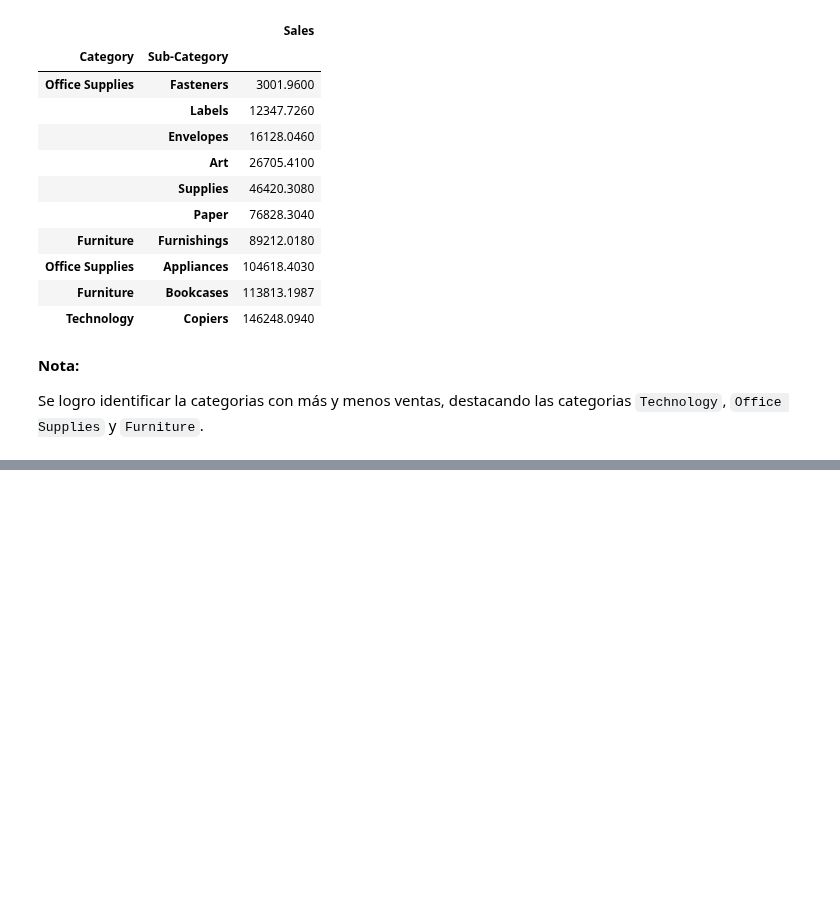
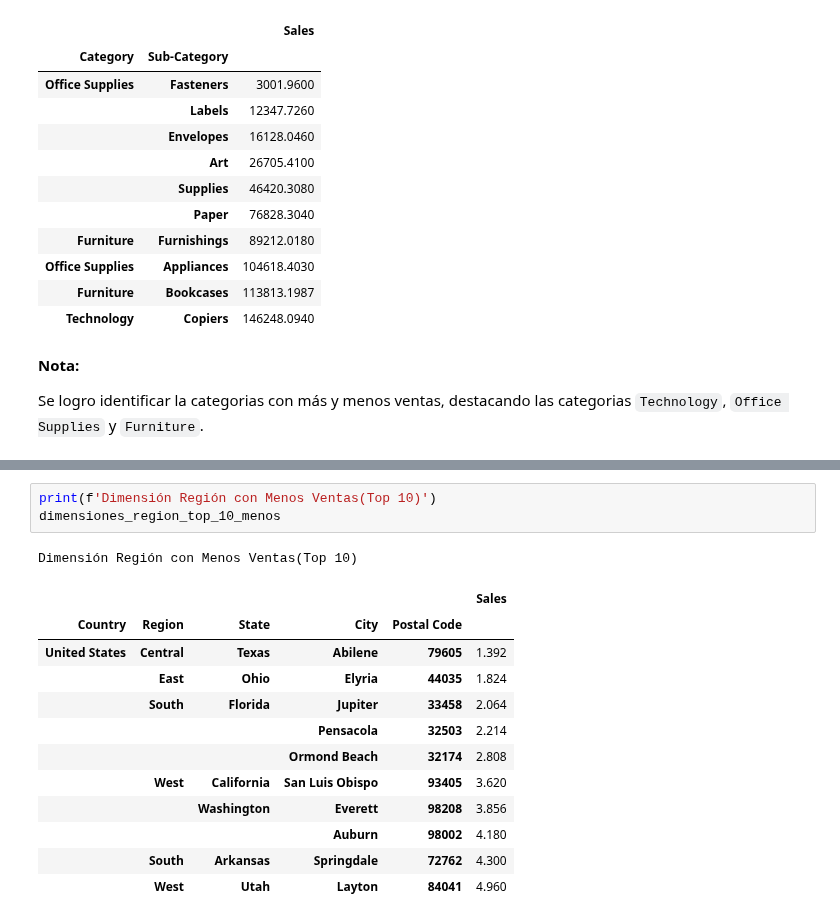
Before and after one commit to SaitoM17/superstore_sales, a Jupyter notebook: notebooks/objetivo_proyecto.ipynb, the cells around one changed output, grey strips where cells are left out. Drawn from its saved outputs; the diff is of its cells as text; blank space fills up the shorter version.

```diff
--- a/notebooks/objetivo_proyecto.ipynb
+++ b/notebooks/objetivo_proyecto.ipynb
@@ -358,0 +392,17 @@ Se logro identificar la categorias con más y menos ventas, destacando las categ
+# %%
+print(f'Dimensión Región con Menos Ventas(Top 10)')
+dimensiones_region_top_10_menos
+# %% [output]
+Dimensión Región con Menos Ventas(Top 10)
+|  |  |  |  |  | Sales |
+| Country | Region | State | City | Postal Code |  |
+| United States | Central | Texas | Abilene | 79605 | 1.392 |
+|  | East | Ohio | Elyria | 44035 | 1.824 |
+|  | South | Florida | Jupiter | 33458 | 2.064 |
+|  |  |  | Pensacola | 32503 | 2.214 |
+|  |  |  | Ormond Beach | 32174 | 2.808 |
+|  | West | California | San Luis Obispo | 93405 | 3.620 |
+|  |  | Washington | Everett | 98208 | 3.856 |
+|  |  |  | Auburn | 98002 | 4.180 |
+|  | South | Arkansas | Springdale | 72762 | 4.300 |
+|  | West | Utah | Layton | 84041 | 4.960 |
```
Also changed, not shown: parts of 3 cells of this notebook.
